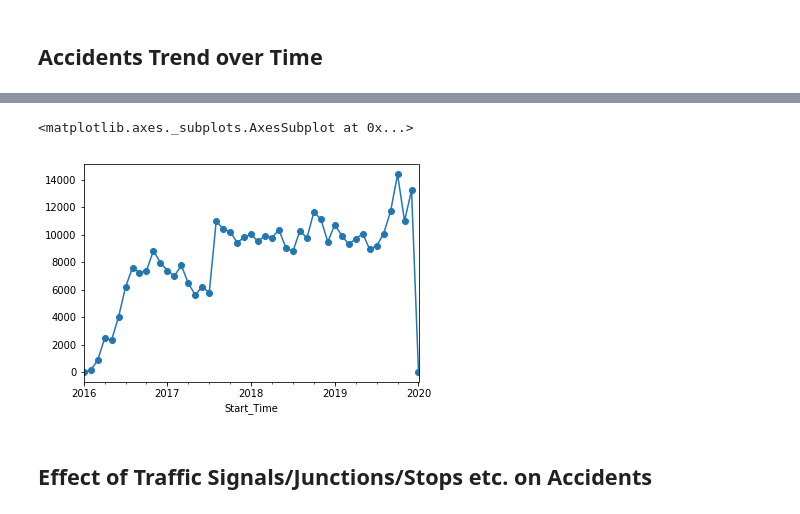
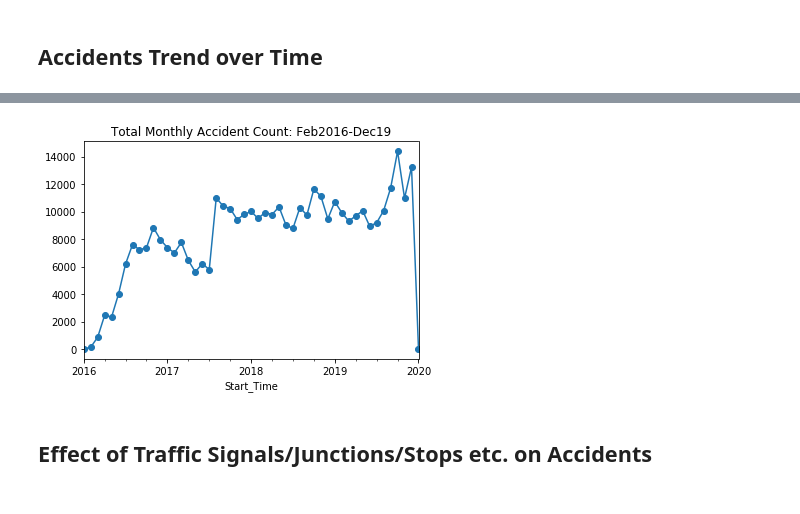
Before and after one commit to ssatti0/Springboard_work, a Jupyter notebook: Capstone 1 project/Data Storytelling.ipynb, the cells around one changed output, grey strips where cells are left out. Drawn from its saved outputs; the diff is of its cells as text; code cells hidden in the pictures.

```diff
--- a/Capstone 1 project/Data Storytelling.ipynb
+++ b/Capstone 1 project/Data Storytelling.ipynb
@@ -122,6 +138,9 @@ print(na['Severity'].value_counts(normalize=True).sort_values().to_frame())
 4  0.031240
 3  0.297950
 2  0.670523
+# %%
+# Day of Week from numbers to name(string)
+na['Day_of_Week'] = na['Start_Time'].dt.weekday_name
 # %%
 #sns.countplot(x='Severity', data=na, title='Count by Severity Value')
 all = na.groupby('Day_of_Week')['Severity'].value_counts().unstack(level=1)
@@ -299,7 +433,10 @@ na.resample('Y', on='Start_Time')['Severity'].value_counts().plot(rot=45, marker
 # %%
+# Calculating total annual accident count
 na.resample('M', on='Start_Time')['Severity'].count().plot(marker='o')
+plt.title('Total Monthly Accident Count: Feb2016-Dec19')
+plt.savefig('monthly_accident_count_in400k_dataset_Feb16_Dec19')
+plt.show();
 # %% [output]
-<matplotlib.axes._subplots.AxesSubplot at 0x...>
-[figure, old version]
+[figure, new version]
 # %% [markdown]
 ## Effect of Traffic Signals/Junctions/Stops etc. on Accidents
```
Also changed, not shown: parts of 35 cells of this notebook.
